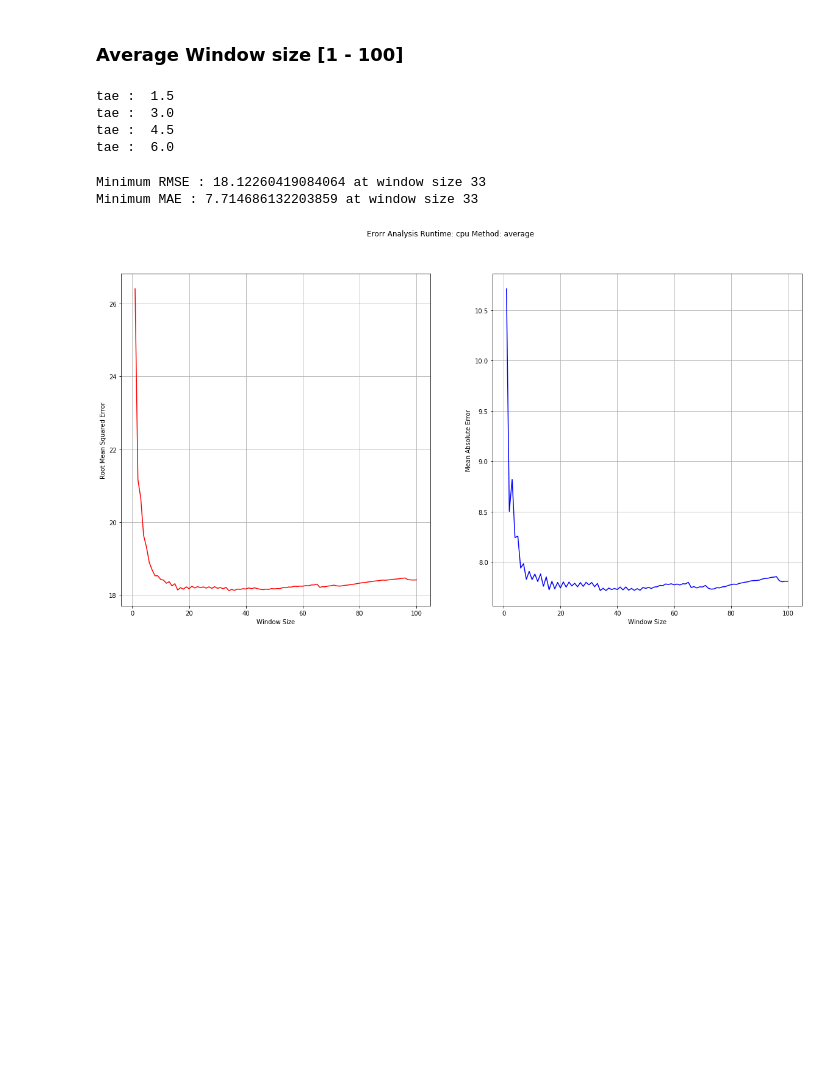
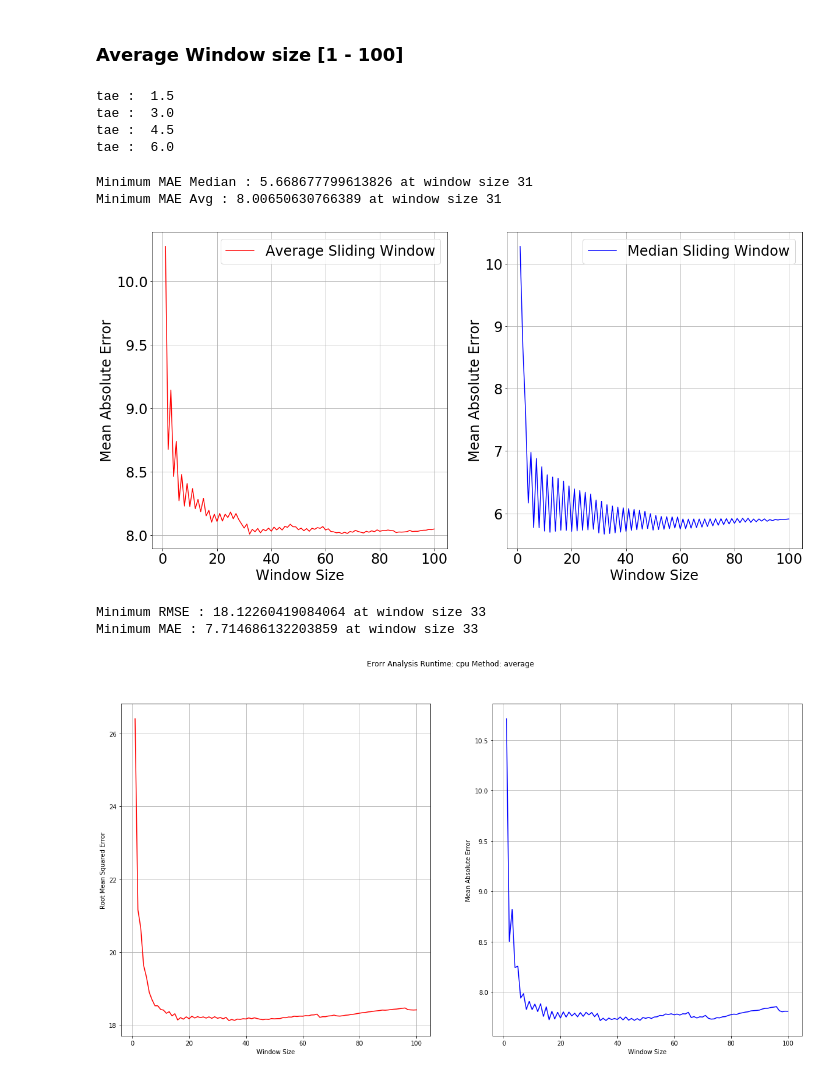
Before and after one commit to Heronalps/STOIC, a Jupyter notebook: jupyter/Time_Series_Error_Analysis.ipynb, the cells around one changed output. Drawn from its saved outputs; the diff is of its cells as text; code cells hidden in the pictures; blank space fills up the shorter version.

```diff
--- a/jupyter/Time_Series_Error_Analysis.ipynb
+++ b/jupyter/Time_Series_Error_Analysis.ipynb
@@ -310,5 +317,49 @@ def slide(runtime="cpu", max_window_size=100, method="average"):
 
     return mse_arr, mae_arr
+# %%
+def slide2(runtime="cpu", max_window_size=100):
+    df_runtime_deploy = df_deploy[runtime]
+    # Initialize two arrays for MSE and MAE
+    mae_arr_avg = []
+    mae_arr_median = []
+    for window_size in range(1, max_window_size + 1):
+        length = len(df_runtime_deploy) - window_size
+        total_abs_error_median = 0
+        total_abs_error_avg = 0
+        for idx in range(0, length):
+            pred_median = df_runtime_deploy[idx:idx + window_size].median()
+            pred_avg = df_runtime_deploy[idx:idx + window_size].mean()
+
+            total_abs_error_median += abs(pred_median - df_runtime_deploy[idx + window_size])
+            total_abs_error_avg += abs(pred_avg - df_runtime_deploy[idx + window_size])
+
+        mae_arr_median.append(total_abs_error_median / length)
+        mae_arr_avg.append(total_abs_error_avg / length)
+
+    print ("Minimum MAE Median : {0} at window size {1}".format(min(mae_arr_median), mae_arr_median.index(min(mae_arr_median))))
+    print ("Minimum MAE Avg : {0} at window size {1}".format(min(mae_arr_avg), mae_arr_avg.index(min(mae_arr_avg))))
+
+    fig = plt.figure(figsize=[20,10])
+    # fig.suptitle("Erorr Analysis Runtime: {0} Method: {1}".format(runtime, method))
+    ax = fig.add_subplot(121)
+    ax.plot(range(1, 101), mae_arr_avg, 'r', label="Average Sliding Window")
+    ax.grid()
+    ax.set_xlabel("Window Size", fontsize=24)
+    ax.set_ylabel("Mean Absolute Error", fontsize=24)
+    ax.legend(fontsize=24)
+    ax = fig.add_subplot(122)
+    ax.plot(range(1, 101), mae_arr_median, 'b', label="Median Sliding Window")
+    ax.grid()
+    ax.set_xlabel("Window Size", fontsize=24)
+    ax.set_ylabel("Mean Absolute Error", fontsize=24)
+    ax.legend(fontsize=24)
+    return mse_arr, mae_arr
+# %%
+gpu1_med_rmse_arr, gpu1_med_mae_arr = slide2("gpu1")
+# %% [output]
+Minimum MAE Median : 5.668677799613826 at window size 31
+Minimum MAE Avg : 8.00650630766389 at window size 31
+[figure, added]
 # %%
 cpu_aver_rmse_arr, cpu_aver_mae_arr = slide("cpu", method="average")
 # %% [output]
```
Also changed, not shown: parts of 4 cells of this notebook, 13 other files.
